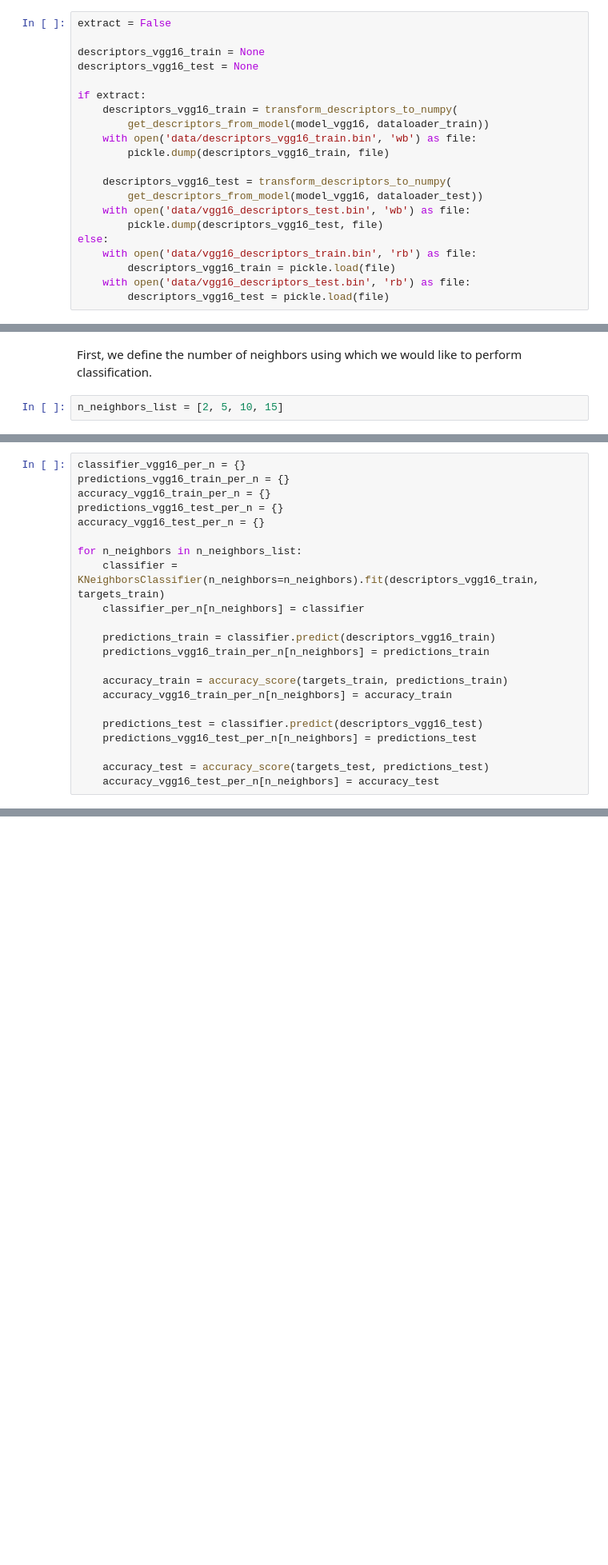
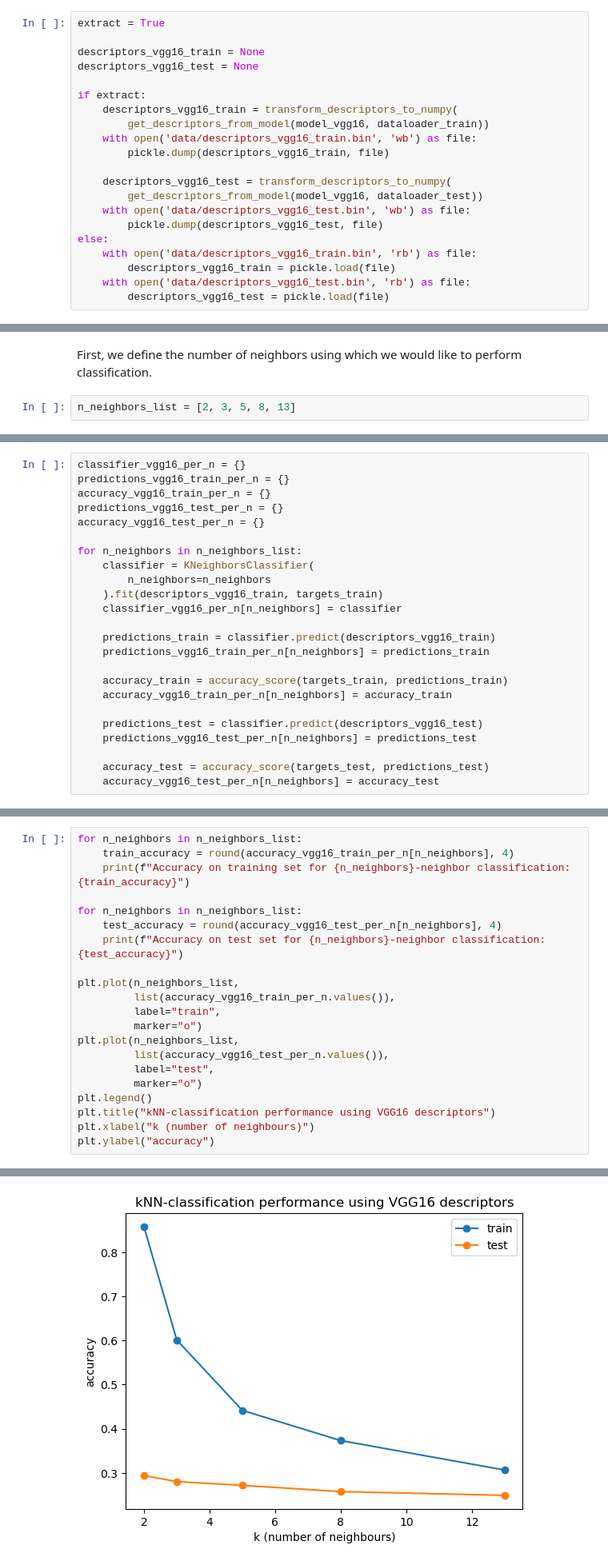
Before and after one commit to gilians/2022-1B-DS-CIRI-Project, a Jupyter notebook: CIRI.ipynb, the cells around one changed output, grey strips where cells are left out. Shown at 80% size. Saved outputs shown, nothing was run; the diff lists cells and outputs as text; blank space fills up the shorter version.

```diff
--- a/CIRI.ipynb
+++ b/CIRI.ipynb
@@ -229,7 +241,7 @@ def transform_descriptors_to_numpy(descriptors):
     """Returns a numpy array derived from a provided list of tensors."""
     return np.array([descriptor.cpu().numpy() for descriptor in descriptors])
 # %%
-extract = False
+extract = True
 
 descriptors_vgg16_train = None
 descriptors_vgg16_test = None
@@ -242,17 +254,17 @@ if extract:
 
     descriptors_vgg16_test = transform_descriptors_to_numpy(
         get_descriptors_from_model(model_vgg16, dataloader_test))
-    with open('data/vgg16_descriptors_test.bin', 'wb') as file:
+    with open('data/descriptors_vgg16_test.bin', 'wb') as file:
         pickle.dump(descriptors_vgg16_test, file)
 else:
-    with open('data/vgg16_descriptors_train.bin', 'rb') as file:
+    with open('data/descriptors_vgg16_train.bin', 'rb') as file:
         descriptors_vgg16_train = pickle.load(file)
-    with open('data/vgg16_descriptors_test.bin', 'rb') as file:
+    with open('data/descriptors_vgg16_test.bin', 'rb') as file:
         descriptors_vgg16_test = pickle.load(file)
 # %% [markdown]
 ### Perform k-nearest neighbors (kNN) classification
 # %% [markdown]
 First, we define the number of neighbors using which we would like to perform classification.
 # %%
-n_neighbors_list = [2, 5, 10, 15]
+n_neighbors_list = [2, 3, 5, 8, 13]
 # %% [markdown]
@@ -265,8 +277,10 @@ predictions_vgg16_test_per_n = {}
 accuracy_vgg16_test_per_n = {}
 
 for n_neighbors in n_neighbors_list:
-    classifier = KNeighborsClassifier(n_neighbors=n_neighbors).fit(descriptors_vgg16_train, targets_train)
-    classifier_per_n[n_neighbors] = classifier
+    classifier = KNeighborsClassifier(
+        n_neighbors=n_neighbors
+    ).fit(descriptors_vgg16_train, targets_train)
+    classifier_vgg16_per_n[n_neighbors] = classifier
 
     predictions_train = classifier.predict(descriptors_vgg16_train)
     predictions_vgg16_train_per_n[n_neighbors] = predictions_train
@@ -283,0 +300,22 @@ NameError: name 'descriptors_test' is not defined
+# %%
+for n_neighbors in n_neighbors_list:
+    train_accuracy = round(accuracy_vgg16_train_per_n[n_neighbors], 4)
+    print(f"Accuracy on training set for {n_neighbors}-neighbor classification: {train_accuracy}")
+
+for n_neighbors in n_neighbors_list:
+    test_accuracy = round(accuracy_vgg16_test_per_n[n_neighbors], 4)
+    print(f"Accuracy on test set for {n_neighbors}-neighbor classification: {test_accuracy}")
+
+plt.plot(n_neighbors_list,
+         list(accuracy_vgg16_train_per_n.values()),
+         label="train",
+         marker="o")
+plt.plot(n_neighbors_list,
+         list(accuracy_vgg16_test_per_n.values()),
+         label="test",
+         marker="o")
+plt.legend()
+plt.title("kNN-classification performance using VGG16 descriptors")
+plt.xlabel("k (number of neighbours)")
+plt.ylabel("accuracy")
+# %% [output]
@@ -283,0 +333 @@ NameError: name 'descriptors_test' is not defined
+[figure, added]
```
Also changed, not shown: parts of 17 cells of this notebook.
